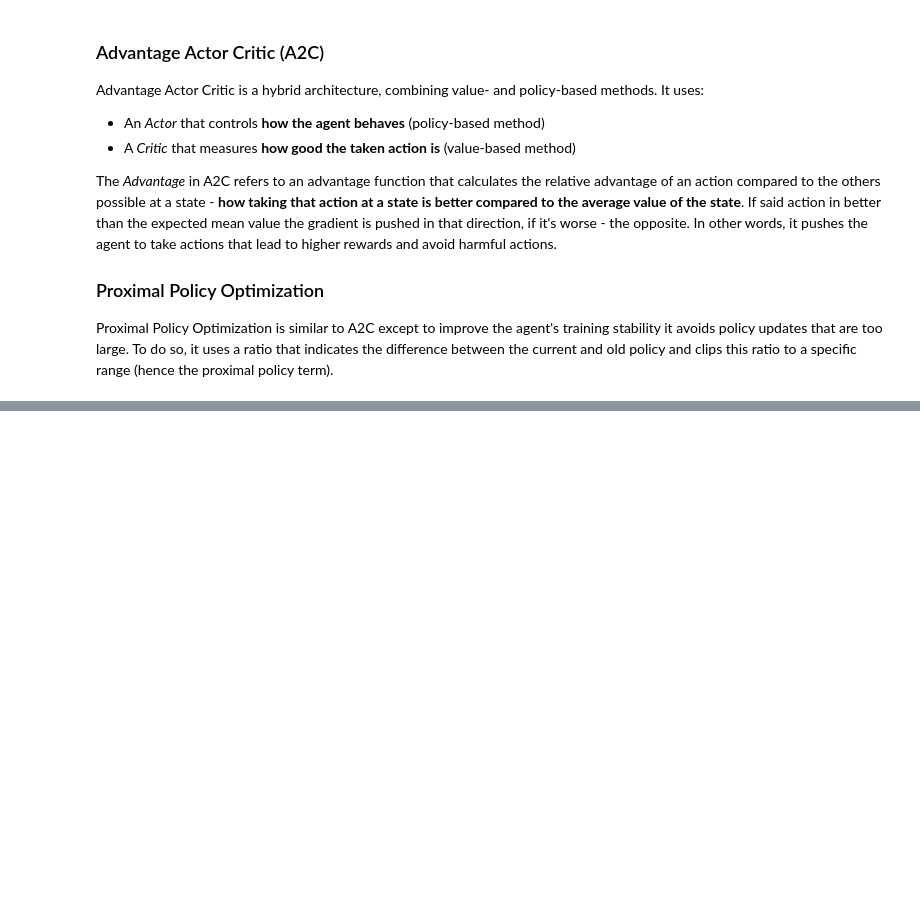
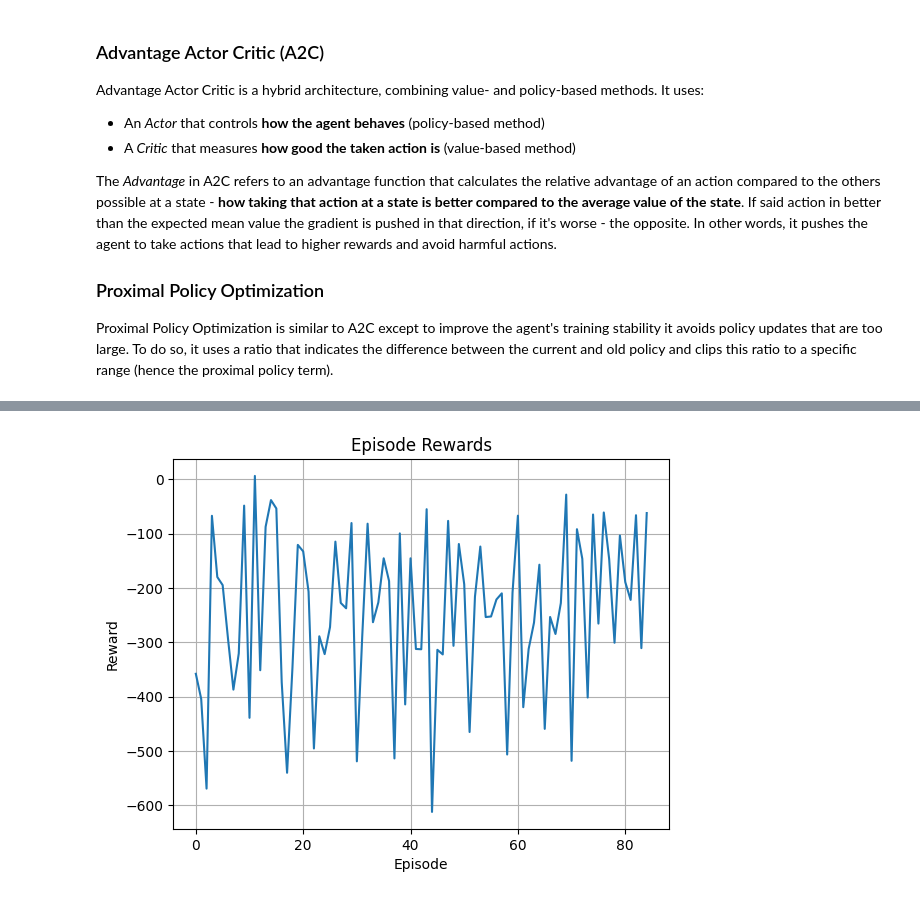
Before and after one commit to nkwiecienn/GamesWithRL, a Jupyter notebook: 02_continous_environments.ipynb, the cells around one changed output, grey strips where cells are left out. Drawn from its saved outputs; the diff is of its cells as text; code cells hidden in the pictures; blank space fills up the shorter version.

```diff
--- a/02_continous_environments.ipynb
+++ b/02_continous_environments.ipynb
@@ -68,0 +180,16 @@ Proximal Policy Optimization is similar to A2C except to improve the agent's tra
+# %%
+env = gym.make("LunarLanderContinuous-v3")
+env = Monitor(env, filename="./logs/monitor.csv")
+
+model = PPO("MlpPolicy", env)
+model.learn(total_timesteps=10000, log_interval=10)
+
+data = pd.read_csv("./logs/monitor.csv", skiprows=1)
+
+plt.plot(data["r"])
+plt.title("Episode Rewards")
+plt.xlabel("Episode")
+plt.ylabel("Reward")
+plt.grid(True)
+# %% [output]
+[figure, added]
```
Also changed, not shown: parts of 31 cells of this notebook, 1 other file.
